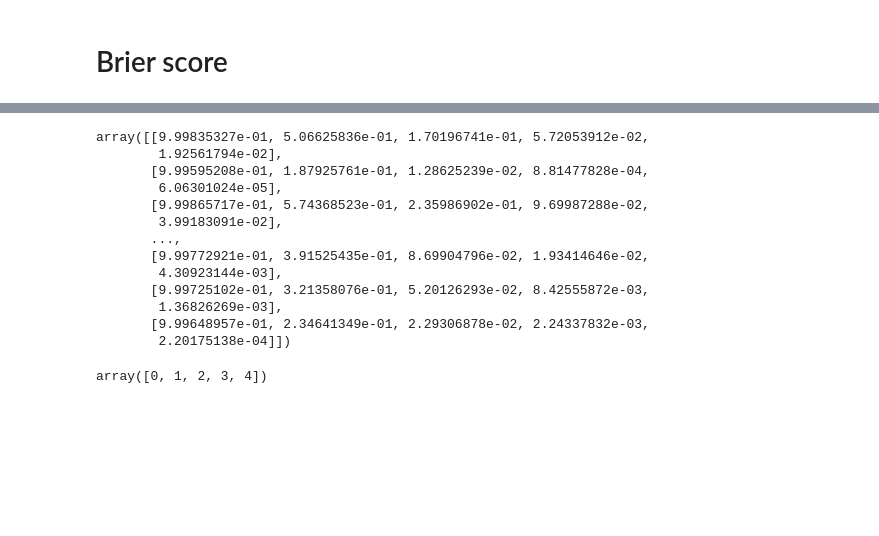
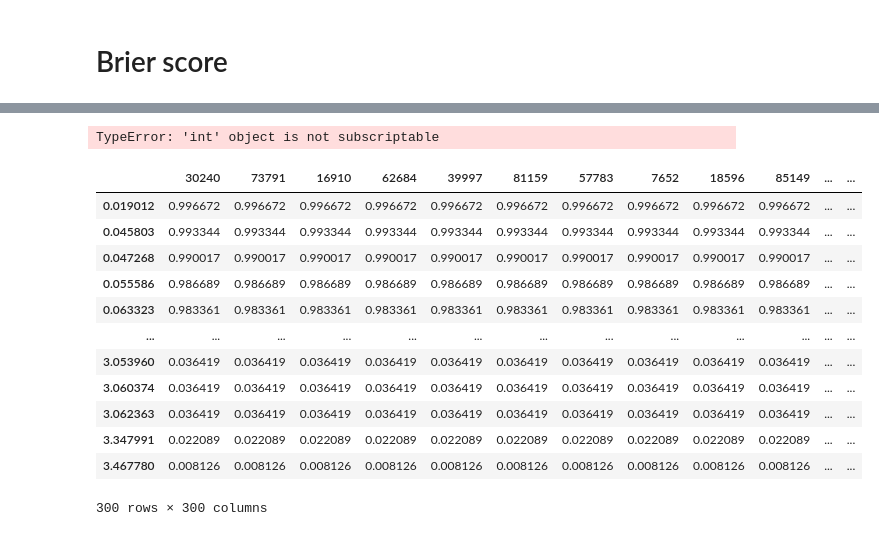
Before and after one commit to TomerWeissGit/LTRCTrees_python, a Jupyter notebook: models/simulations.ipynb, the cells around one changed output, grey strips where cells are left out. Saved outputs shown, nothing was run; the diff lists cells and outputs as text; code cells hidden in the pictures; blank space fills up the shorter version.

```diff
--- a/models/simulations.ipynb
+++ b/models/simulations.ipynb
@@ -132,17 +131,25 @@ def printTree(root, markerStr="+- ", levelMarkers=[]):
 # %% [markdown]
 # Brier score
 # %%
-y, X = create_sim_data()
-new_y = y[['event','t']].to_numpy()
-#List of tuples
-aux = [(e1,e2) for e1,e2 in new_y]
+def cox_ibs(y,X):
 
-#Structured array
-new_y= np.array(aux, dtype=[('Status', '?'), ('Survival_in_days', '<f8')])
+    # y, X = y.iloc[:300], X.iloc[:300]
+    new_y = y[['event','t']].to_numpy()
+    #List of tuples
+    aux = [(e1,e2) for e1,e2 in new_y]
 
-est = CoxPHSurvivalAnalysis(ties="efron").fit(X, new_y)
-survs = est.predict_survival_function(X)
-times = y.t.loc[:300]
-preds = np.asarray([[fn(t) for t in times] for fn in survs])
-score = integrated_brier_score(new_y, new_y, preds, times)
-print(score)
+    #Structured array
+    new_y= np.array(aux, dtype=[('Status', '?'), ('Survival_in_days', '<f8')])
+
+    est_5 = CoxPHSurvivalAnalysis(ties="efron").fit(X, new_y)
+    survs_5 = est.predict_survival_function(X)
+    est_6 = CoxPHFitter(penalizer=0).fit(df=y, duration_col='t', event_col='event', entry_col='lt')
+    survs_6 = est_6.predict_survival_function(X)
+    times = y.loc[((y.event==1) & (y.t<y.t.max())),'t']
+
+    preds_5 = np.asarray([[fn(t) for t in times] for fn in survs_5])
+    preds_6 = np.asarray([[fn[t] for t in times] for fn in survs_6])
+
+    score_5 = integrated_brier_score(new_y, new_y, pred_5, times)
+    score_6 = integrated_brier_score(new_y, new_y, preds_6, times)
+    return score_5,score_6
@@ -166,20 +155,0 @@ print(score)
-# %%
-preds
-# %% [output]
-array([[9.99835327e-01, 5.06625836e-01, 1.70196741e-01, 5.72053912e-02,
-        1.92561794e-02],
-       [9.99595208e-01, 1.87925761e-01, 1.28625239e-02, 8.81477828e-04,
-        6.06301024e-05],
-       [9.99865717e-01, 5.74368523e-01, 2.35986902e-01, 9.69987288e-02,
-        3.99183091e-02],
-       ...,
-       [9.99772921e-01, 3.91525435e-01, 8.69904796e-02, 1.93414646e-02,
-        4.30923144e-03],
-       [9.99725102e-01, 3.21358076e-01, 5.20126293e-02, 8.42555872e-03,
-        1.36826269e-03],
-       [9.99648957e-01, 2.34641349e-01, 2.29306878e-02, 2.24337832e-03,
-        2.20175138e-04]])
-# %%
-times
-# %% [output]
-array([0, 1, 2, 3, 4])
@@ -185,0 +158,27 @@ array([0, 1, 2, 3, 4])
+# %%
+ibs = []
+for i in range(1):
+    y_i = y.sample(300)
+    x_i = X.loc[y_i.index]
+    avg = cox_ibs(y_i,x_i)
+    ibs.append(avg)
+# %% [output]
+TypeError: 'int' object is not subscriptable
+# %%
+pred = avg[0]
+# %%
+pred
+# %% [output]
+|  | 30240 | 73791 | 16910 | 62684 | 39997 | 81159 | 57783 | 7652 | 18596 | 85149 | ... | ... |
+| 0.019012 | 0.996672 | 0.996672 | 0.996672 | 0.996672 | 0.996672 | 0.996672 | 0.996672 | 0.996672 | 0.996672 | 0.996672 | ... | ... |
+| 0.045803 | 0.993344 | 0.993344 | 0.993344 | 0.993344 | 0.993344 | 0.993344 | 0.993344 | 0.993344 | 0.993344 | 0.993344 | ... | ... |
+| 0.047268 | 0.990017 | 0.990017 | 0.990017 | 0.990017 | 0.990017 | 0.990017 | 0.990017 | 0.990017 | 0.990017 | 0.990017 | ... | ... |
+| 0.055586 | 0.986689 | 0.986689 | 0.986689 | 0.986689 | 0.986689 | 0.986689 | 0.986689 | 0.986689 | 0.986689 | 0.986689 | ... | ... |
+| 0.063323 | 0.983361 | 0.983361 | 0.983361 | 0.983361 | 0.983361 | 0.983361 | 0.983361 | 0.983361 | 0.983361 | 0.983361 | ... | ... |
+| ... | ... | ... | ... | ... | ... | ... | ... | ... | ... | ... | ... | ... |
+| 3.053960 | 0.036419 | 0.036419 | 0.036419 | 0.036419 | 0.036419 | 0.036419 | 0.036419 | 0.036419 | 0.036419 | 0.036419 | ... | ... |
+| 3.060374 | 0.036419 | 0.036419 | 0.036419 | 0.036419 | 0.036419 | 0.036419 | 0.036419 | 0.036419 | 0.036419 | 0.036419 | ... | ... |
+| 3.062363 | 0.036419 | 0.036419 | 0.036419 | 0.036419 | 0.036419 | 0.036419 | 0.036419 | 0.036419 | 0.036419 | 0.036419 | ... | ... |
+| 3.347991 | 0.022089 | 0.022089 | 0.022089 | 0.022089 | 0.022089 | 0.022089 | 0.022089 | 0.022089 | 0.022089 | 0.022089 | ... | ... |
+| 3.467780 | 0.008126 | 0.008126 | 0.008126 | 0.008126 | 0.008126 | 0.008126 | 0.008126 | 0.008126 | 0.008126 | 0.008126 | ... | ... |
+300 rows × 300 columns
```
Also changed, not shown: parts of 8 cells of this notebook, 1 other file.
